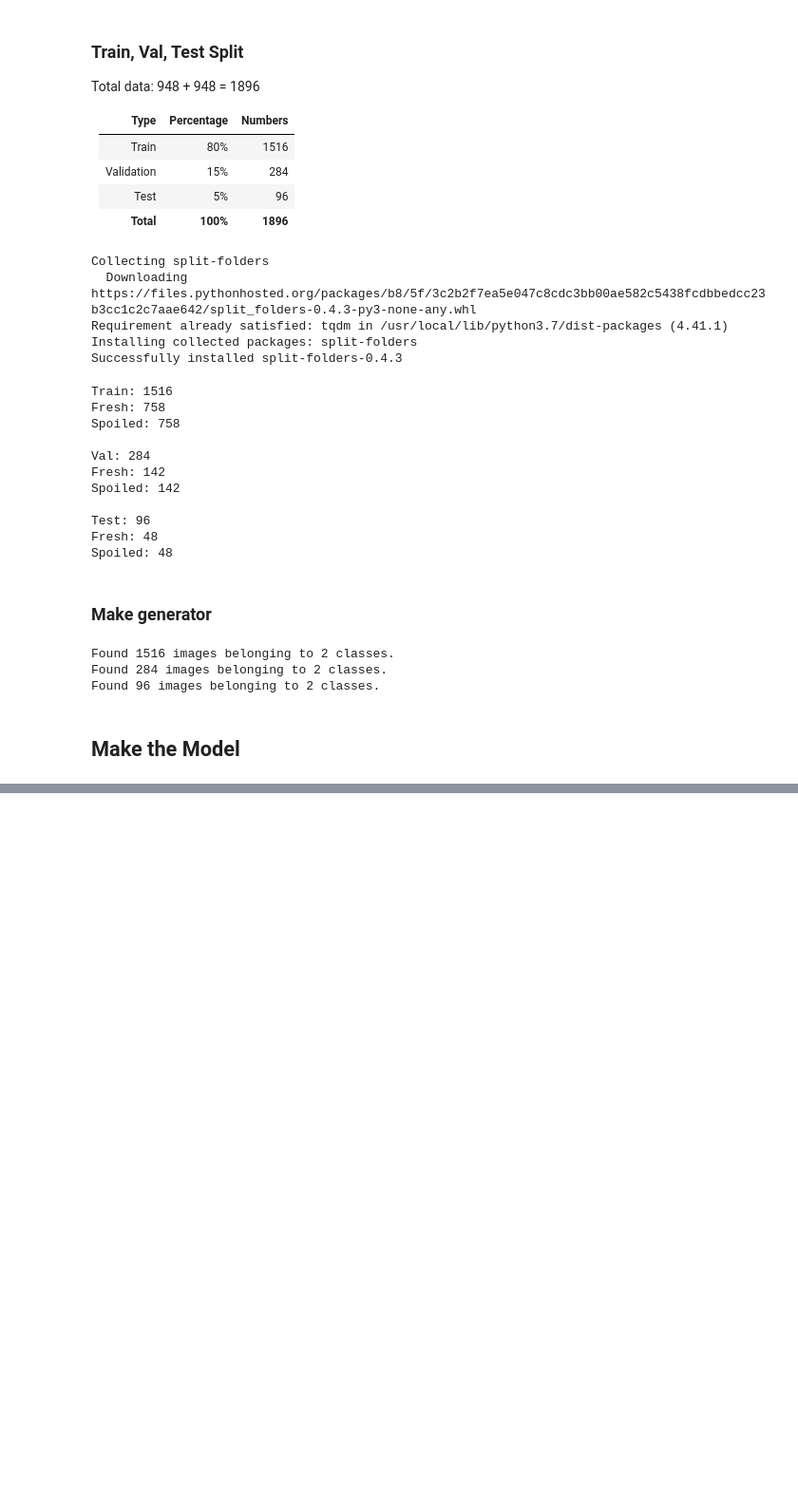
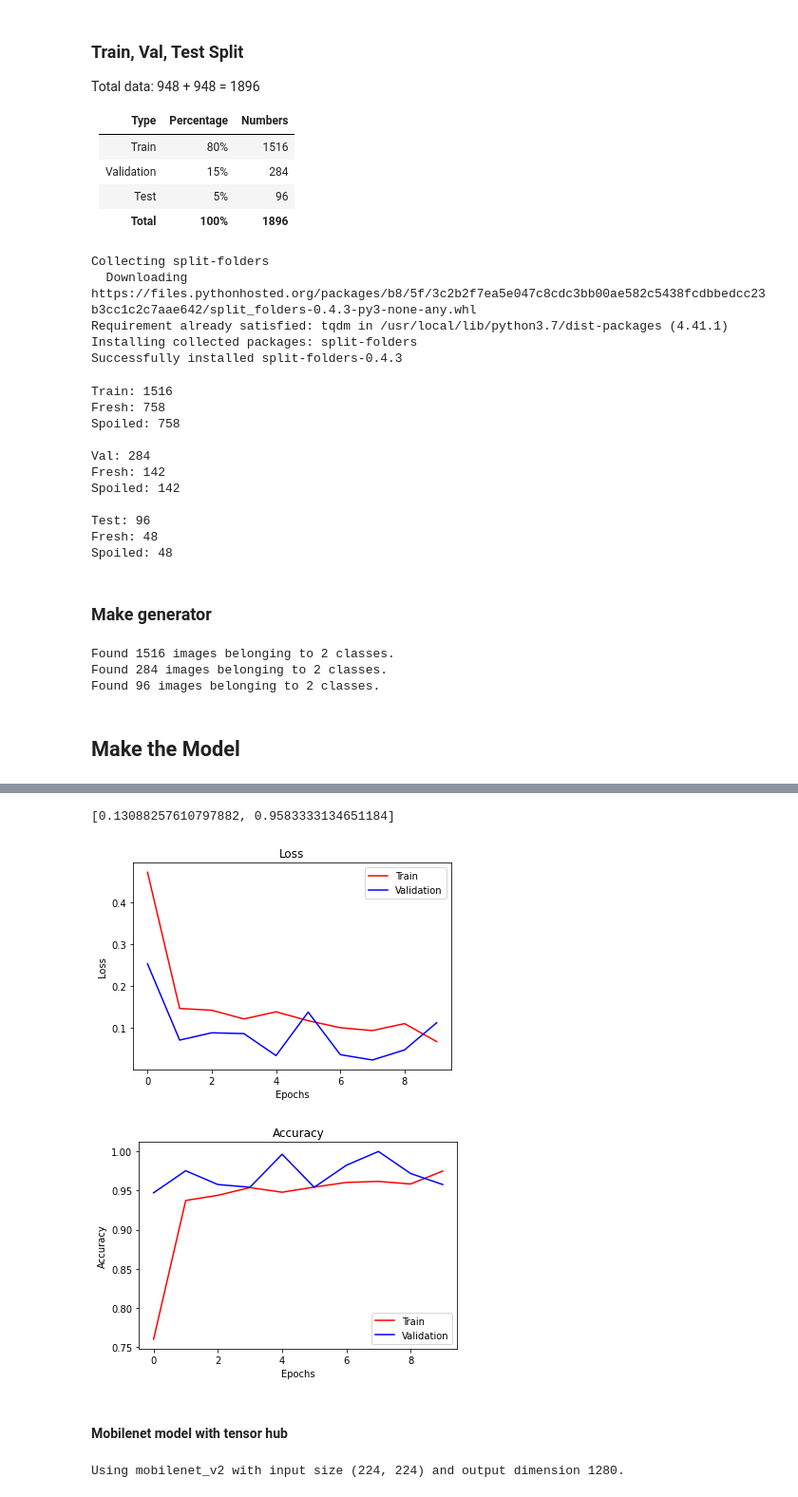
Before and after one commit to B21-CAP0366/meater-ml, a Jupyter notebook: meater.ipynb, the cells around one changed output, grey strips where cells are left out. Shown at 95% size. Saved outputs shown, nothing was run; the diff lists cells and outputs as text; code cells hidden in the pictures; blank space fills up the shorter version.

```diff
--- a/meater.ipynb
+++ b/meater.ipynb
@@ -214,7 +213,7 @@ train_datagen = ImageDataGenerator(
 test_val_datagen = ImageDataGenerator(rescale=1/255.0)
 
 # Make train generator
-INPUT_SHAPE = (64, 64, 3)
+INPUT_SHAPE = (150, 150, 3)
 
 train_generator = train_datagen.flow_from_directory(
     train_dir,
@@ -247,3 +248,24 @@ Found 96 images belonging to 2 classes.
+# %%
+def plot_result(train_data, val_data, title, xlabel, ylabel):
+    x = range(EPOCHS)
+    plt.plot(x, train_data, 'r-')
+    plt.plot(x, val_data, 'b-')
+    plt.title(title)
+    plt.xlabel(xlabel)
+    plt.ylabel(ylabel)
+    plt.legend(['Train', 'Validation'])
+
+def plot_history(history):
+    loss = history.history['loss']
+    val_loss = history.history['val_loss']
+    acc = history.history['accuracy']
+    val_acc = history.history['val_accuracy']
+
+    x_label = 'Epochs'
+
+    plot_result(loss, val_loss, 'Loss', x_label, 'Loss')
+    plt.figure()
+    plot_result(acc, val_acc, 'Accuracy', x_label, 'Accuracy')
 # %%
 import tensorflow as tf
 
@@ -346,0 +365,14 @@ plot_result(acc, val_acc, 'Accuracy', x_label, 'Accuracy')
+# %%
+# Import the inception model
+from tensorflow.keras.applications.inception_v3 import InceptionV3
+
+# Create an instance of the inception model from the local pre-trained weights
+local_weights_file = '/tmp/inception_v3_weights_tf_dim_ordering_tf_kernels_notop.h5'
+
+pre_trained_model = InceptionV3(input_shape=INPUT_SHAPE,
+                                include_top=False,
+                                weights=None)
+
+pre_trained_model.load_weights(local_weights_file)
+
+pre_trained_model.summary()
@@ -346,0 +397,4 @@ plot_result(acc, val_acc, 'Accuracy', x_label, 'Accuracy')
+# %%
+last_layer = pre_trained_model.get_layer('mixed7')
+print('last layer output shape: ', last_layer.output_shape)
+last_output = last_layer.output
@@ -346,0 +468,4 @@ plot_result(acc, val_acc, 'Accuracy', x_label, 'Accuracy')
+# %%
+plot_history(history)
+model.evaluate(test_generator)
+# %% [output]
@@ -346,0 +473,27 @@ plot_result(acc, val_acc, 'Accuracy', x_label, 'Accuracy')
+[0.13088257610797882, 0.9583333134651184]
+[figure, added]
+[figure, added]
+# %% [markdown]
+#### Mobilenet model with tensor hub
+# %%
+import tensorflow_hub as hub
+
+
+model_selection = ("mobilenet_v2", 224, 1280) #@param ["(\"mobilenet_v2\", 224, 1280)", "(\"inception_v3\", 299, 2048)"] {type:"raw", allow-input: true}
+
+handle_base, pixels, FV_SIZE = model_selection
+
+IMAGE_SIZE = (pixels, pixels)
+
+MODULE_HANDLE ="https://tfhub.dev/google/tf2-preview/{}/feature_vector/4".format(handle_base)
+
+# Fine Tuning
+do_fine_tuning = True #@param {type:"boolean"}
+
+feature_extractor = hub.KerasLayer(MODULE_HANDLE,
+                                   input_shape=IMAGE_SIZE + (3,),
+                                   trainable=do_fine_tuning)
+
+print("Using {} with input size {} and output dimension {}.".format(handle_base, IMAGE_SIZE, FV_SIZE))
+# %% [output]
+Using mobilenet_v2 with input size (224, 224) and output dimension 1280.
```
Also changed, not shown: parts of 21 cells of this notebook.
